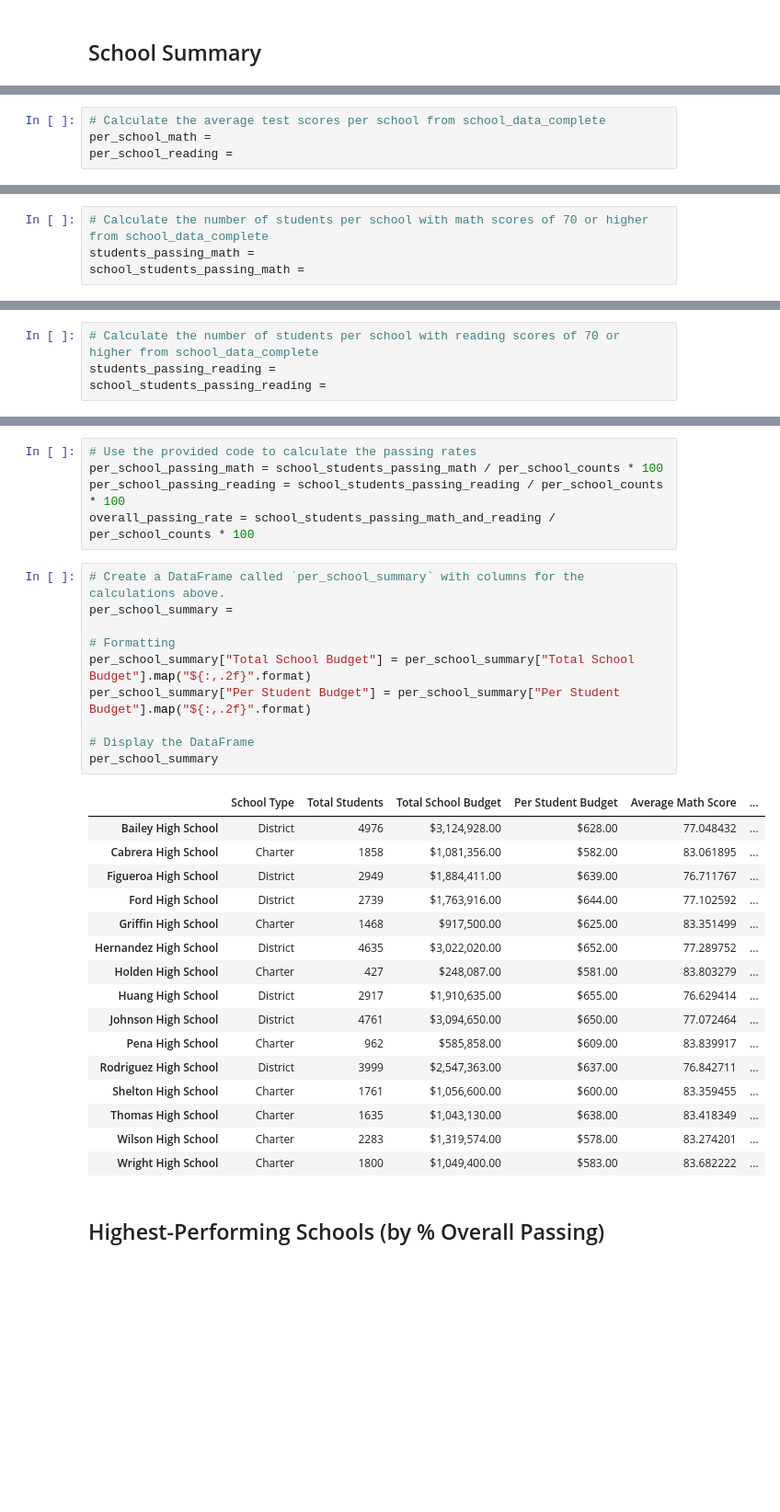
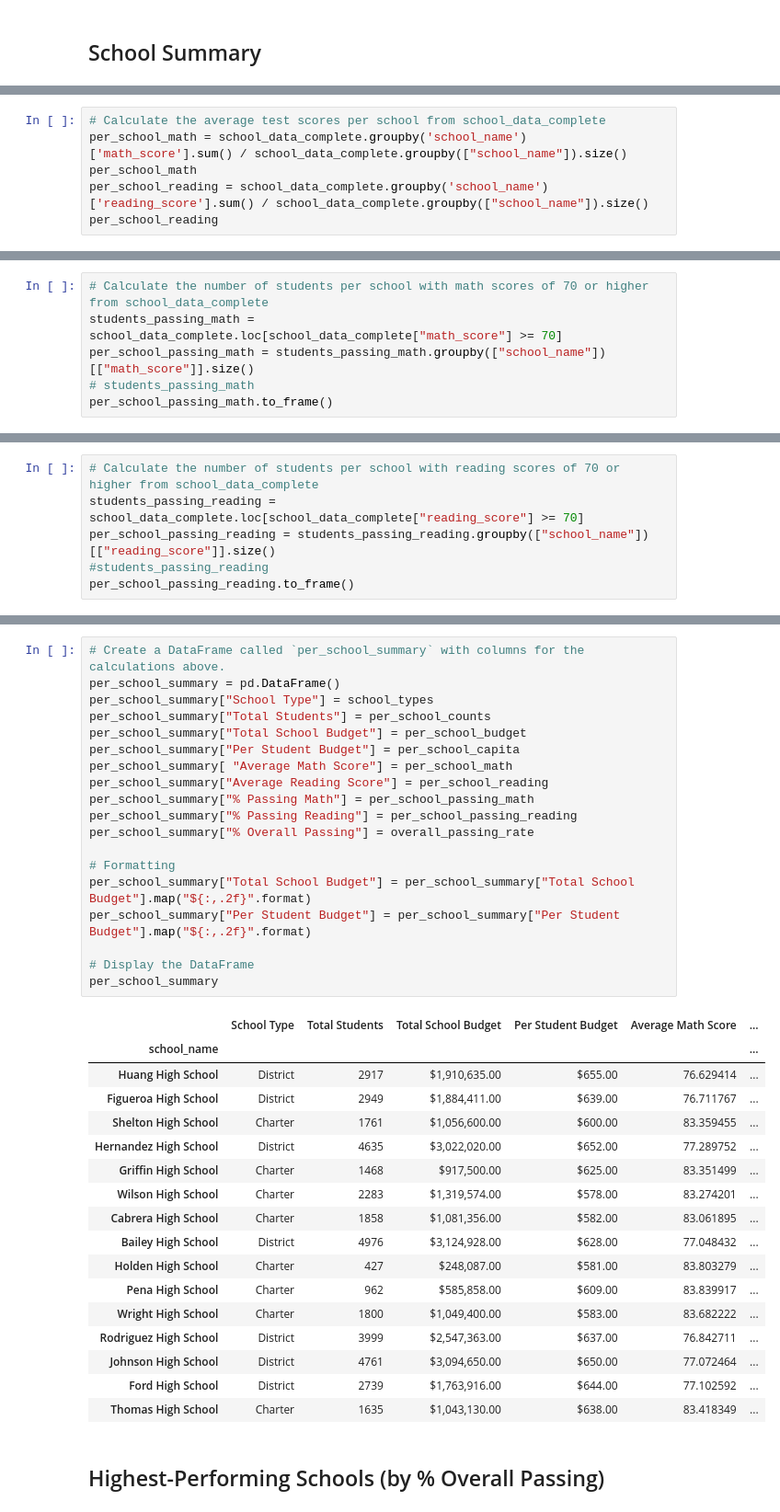
Before and after one commit to Addieryn/pandas_challenge, a Jupyter notebook: PyCitySchools/PyCitySchools_starter.ipynb, the cells around one changed output, grey strips where cells are left out. Shown at 92% size. Saved outputs shown, nothing was run; the diff lists cells and outputs as text; blank space fills up the shorter version.

```diff
--- a/PyCitySchools/PyCitySchools_starter.ipynb
+++ b/PyCitySchools/PyCitySchools_starter.ipynb
@@ -107,4 +172,6 @@ per_school_capita =
 # %%
 # Calculate the average test scores per school from school_data_complete
-per_school_math =
-per_school_reading =
+per_school_math = school_data_complete.groupby('school_name')['math_score'].sum() / school_data_complete.groupby(["school_name"]).size()
+per_school_math
+per_school_reading = school_data_complete.groupby('school_name')['reading_score'].sum() / school_data_complete.groupby(["school_name"]).size()
+per_school_reading
@@ -111,4 +196,6 @@ per_school_reading =
 # %%
 # Calculate the number of students per school with math scores of 70 or higher from school_data_complete
-students_passing_math =
-school_students_passing_math =
+students_passing_math = school_data_complete.loc[school_data_complete["math_score"] >= 70]
+per_school_passing_math = students_passing_math.groupby(["school_name"])[["math_score"]].size()
+# students_passing_math
+per_school_passing_math.to_frame()
@@ -115,4 +220,6 @@ school_students_passing_math =
 # %%
 # Calculate the number of students per school with reading scores of 70 or higher from school_data_complete
-students_passing_reading =
-school_students_passing_reading =
+students_passing_reading = school_data_complete.loc[school_data_complete["reading_score"] >= 70]
+per_school_passing_reading = students_passing_reading.groupby(["school_name"])[["reading_score"]].size()
+#students_passing_reading
+per_school_passing_reading.to_frame()
@@ -125,35 +269,40 @@ school_students_passing_math_and_reading = students_passing_math_and_reading.gro
-# %%
-# Use the provided code to calculate the passing rates
-per_school_passing_math = school_students_passing_math / per_school_counts * 100
-per_school_passing_reading = school_students_passing_reading / per_school_counts * 100
-overall_passing_rate = school_students_passing_math_and_reading / per_school_counts * 100
 # %%
 # Create a DataFrame called `per_school_summary` with columns for the calculations above.
-per_school_summary =
+per_school_summary = pd.DataFrame()
+per_school_summary["School Type"] = school_types
+per_school_summary["Total Students"] = per_school_counts
+per_school_summary["Total School Budget"] = per_school_budget
+per_school_summary["Per Student Budget"] = per_school_capita
+per_school_summary[ "Average Math Score"] = per_school_math
+per_school_summary["Average Reading Score"] = per_school_reading
+per_school_summary["% Passing Math"] = per_school_passing_math
+per_school_summary["% Passing Reading"] = per_school_passing_reading
+per_school_summary["% Overall Passing"] = overall_passing_rate
 
 # Formatting
 per_school_summary["Total School Budget"] = per_school_summary["Total School Budget"].map("${:,.2f}".format)
 per_school_summary["Per Student Budget"] = per_school_summary["Per Student Budget"].map("${:,.2f}".format)
 
 # Display the DataFrame
 per_school_summary
 # %% [output]
 |  | School Type | Total Students | Total School Budget | Per Student Budget | Average Math Score | ... |
+| school_name |  |  |  |  |  | ... |
+| Huang High School | District | 2917 | $1,910,635.00 | $655.00 | 76.629414 | ... |
+| Figueroa High School | District | 2949 | $1,884,411.00 | $639.00 | 76.711767 | ... |
+| Shelton High School | Charter | 1761 | $1,056,600.00 | $600.00 | 83.359455 | ... |
+| Hernandez High School | District | 4635 | $3,022,020.00 | $652.00 | 77.289752 | ... |
+| Griffin High School | Charter | 1468 | $917,500.00 | $625.00 | 83.351499 | ... |
+| Wilson High School | Charter | 2283 | $1,319,574.00 | $578.00 | 83.274201 | ... |
+| Cabrera High School | Charter | 1858 | $1,081,356.00 | $582.00 | 83.061895 | ... |
 | Bailey High School | District | 4976 | $3,124,928.00 | $628.00 | 77.048432 | ... |
-| Cabrera High School | Charter | 1858 | $1,081,356.00 | $582.00 | 83.061895 | ... |
-| Figueroa High School | District | 2949 | $1,884,411.00 | $639.00 | 76.711767 | ... |
+| Holden High School | Charter | 427 | $248,087.00 | $581.00 | 83.803279 | ... |
+| Pena High School | Charter | 962 | $585,858.00 | $609.00 | 83.839917 | ... |
+| Wright High School | Charter | 1800 | $1,049,400.00 | $583.00 | 83.682222 | ... |
+| Rodriguez High School | District | 3999 | $2,547,363.00 | $637.00 | 76.842711 | ... |
+| Johnson High School | District | 4761 | $3,094,650.00 | $650.00 | 77.072464 | ... |
 | Ford High School | District | 2739 | $1,763,916.00 | $644.00 | 77.102592 | ... |
-| Griffin High School | Charter | 1468 | $917,500.00 | $625.00 | 83.351499 | ... |
-| Hernandez High School | District | 4635 | $3,022,020.00 | $652.00 | 77.289752 | ... |
-| Holden High School | Charter | 427 | $248,087.00 | $581.00 | 83.803279 | ... |
-| Huang High School | District | 2917 | $1,910,635.00 | $655.00 | 76.629414 | ... |
-| Johnson High School | District | 4761 | $3,094,650.00 | $650.00 | 77.072464 | ... |
-| Pena High School | Charter | 962 | $585,858.00 | $609.00 | 83.839917 | ... |
-| Rodriguez High School | District | 3999 | $2,547,363.00 | $637.00 | 76.842711 | ... |
-| Shelton High School | Charter | 1761 | $1,056,600.00 | $600.00 | 83.359455 | ... |
 | Thomas High School | Charter | 1635 | $1,043,130.00 | $638.00 | 83.418349 | ... |
-| Wilson High School | Charter | 2283 | $1,319,574.00 | $578.00 | 83.274201 | ... |
-| Wright High School | Charter | 1800 | $1,049,400.00 | $583.00 | 83.682222 | ... |
 # %% [markdown]
 ## Highest-Performing Schools (by % Overall Passing)
 # %%
```
Also changed, not shown: parts of 33 cells of this notebook.
